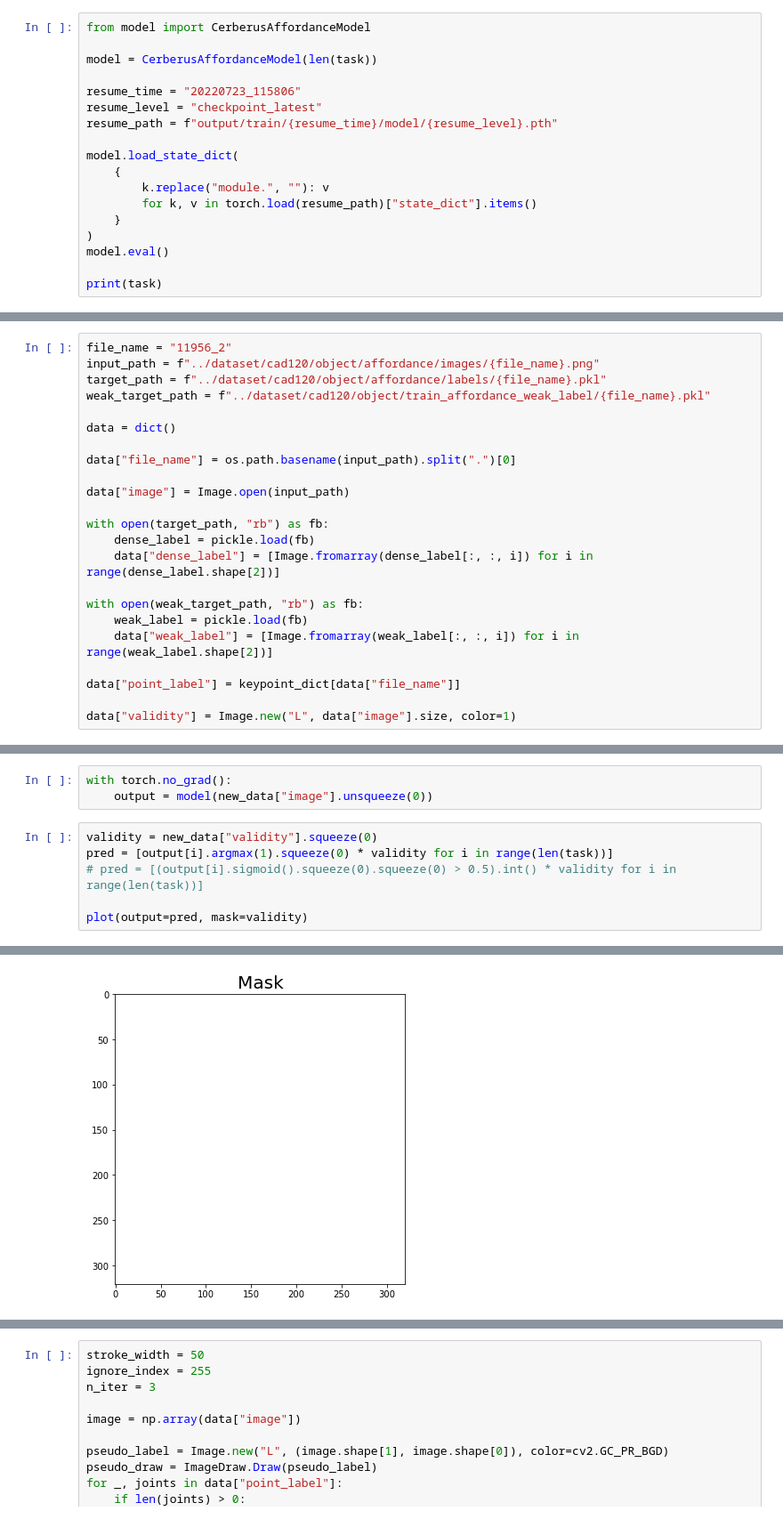
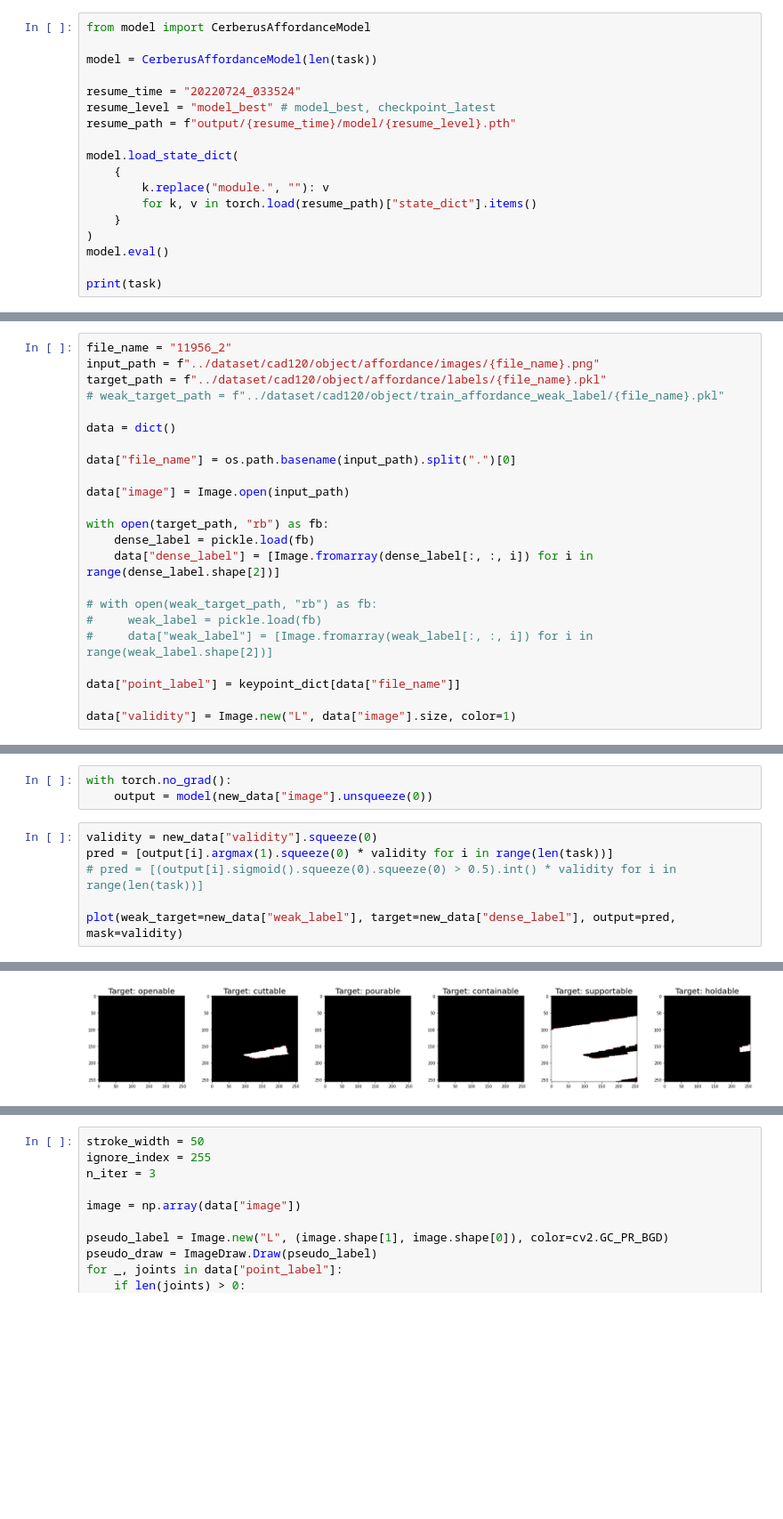
Before and after one commit to leiyaocui/STRAP, a Jupyter notebook: test.ipynb, the cells around one changed output, grey strips where cells are left out. Shown: that part at 89% size. Cells and saved outputs as stored; diff of their text form; blank space fills up the shorter version.

```diff
--- a/test.ipynb
+++ b/test.ipynb
@@ -88,9 +88,9 @@ from model import CerberusAffordanceModel
 
 model = CerberusAffordanceModel(len(task))
 
-resume_time = "20220723_115806"
-resume_level = "checkpoint_latest"
-resume_path = f"output/train/{resume_time}/model/{resume_level}.pth"
+resume_time = "20220724_033524"
+resume_level = "model_best" # model_best, checkpoint_latest
+resume_path = f"output/{resume_time}/model/{resume_level}.pth"
 
 model.load_state_dict(
     {
@@ -137,7 +112,7 @@ with open(keypoint_path, "r") as fb:
 file_name = "11956_2"
 input_path = f"../dataset/cad120/object/affordance/images/{file_name}.png"
 target_path = f"../dataset/cad120/object/affordance/labels/{file_name}.pkl"
-weak_target_path = f"../dataset/cad120/object/train_affordance_weak_label/{file_name}.pkl"
+# weak_target_path = f"../dataset/cad120/object/train_affordance_weak_label/{file_name}.pkl"
 
 data = dict()
 
@@ -149,9 +124,9 @@ with open(target_path, "rb") as fb:
     dense_label = pickle.load(fb)
     data["dense_label"] = [Image.fromarray(dense_label[:, :, i]) for i in range(dense_label.shape[2])]
 
-with open(weak_target_path, "rb") as fb:
-    weak_label = pickle.load(fb)
-    data["weak_label"] = [Image.fromarray(weak_label[:, :, i]) for i in range(weak_label.shape[2])]
+# with open(weak_target_path, "rb") as fb:
+#     weak_label = pickle.load(fb)
+#     data["weak_label"] = [Image.fromarray(weak_label[:, :, i]) for i in range(weak_label.shape[2])]
 
 data["point_label"] = keypoint_dict[data["file_name"]]
 
@@ -179,5 +181,5 @@ validity = new_data["validity"].squeeze(0)
 pred = [output[i].argmax(1).squeeze(0) * validity for i in range(len(task))]
 # pred = [(output[i].sigmoid().squeeze(0).squeeze(0) > 0.5).int() * validity for i in range(len(task))]
 
-plot(output=pred, mask=validity)
+plot(weak_target=new_data["weak_label"], target=new_data["dense_label"], output=pred, mask=validity)
 # %% [output]
@@ -185 +187 @@ plot(output=pred, mask=validity)
-[figure, old version]
+[figure, new version]
```
Also changed, not shown: parts of 5 cells of this notebook, 3 other files.
